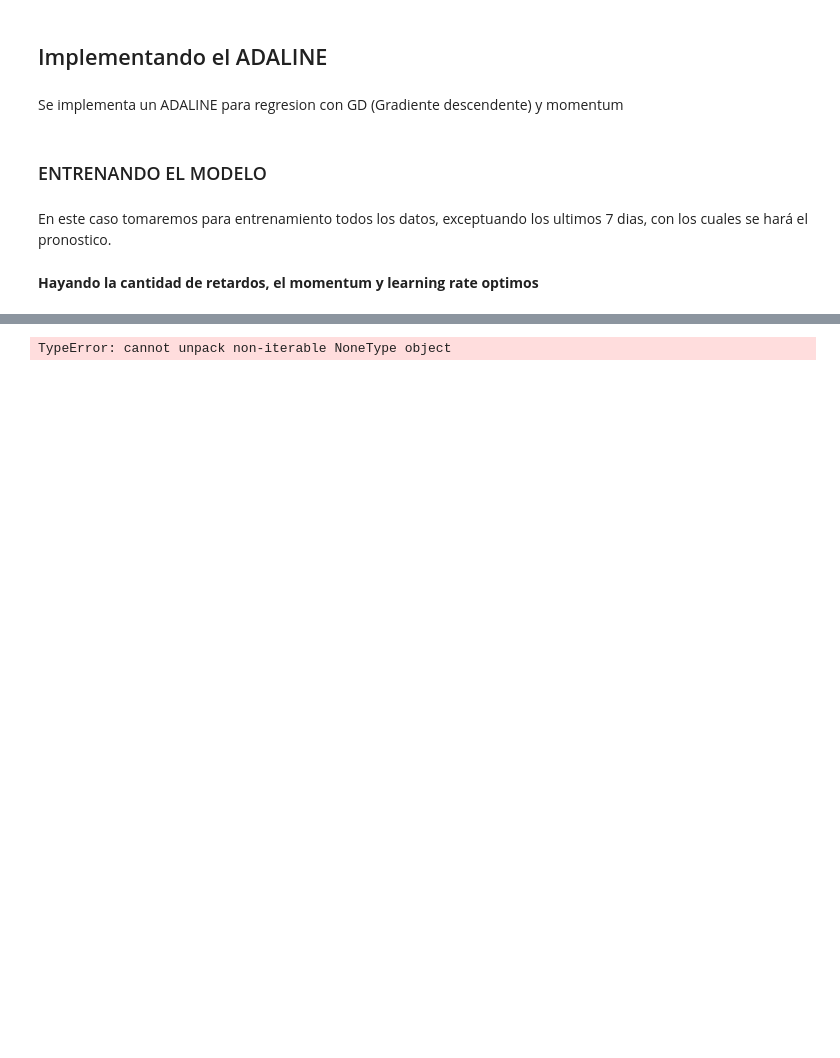
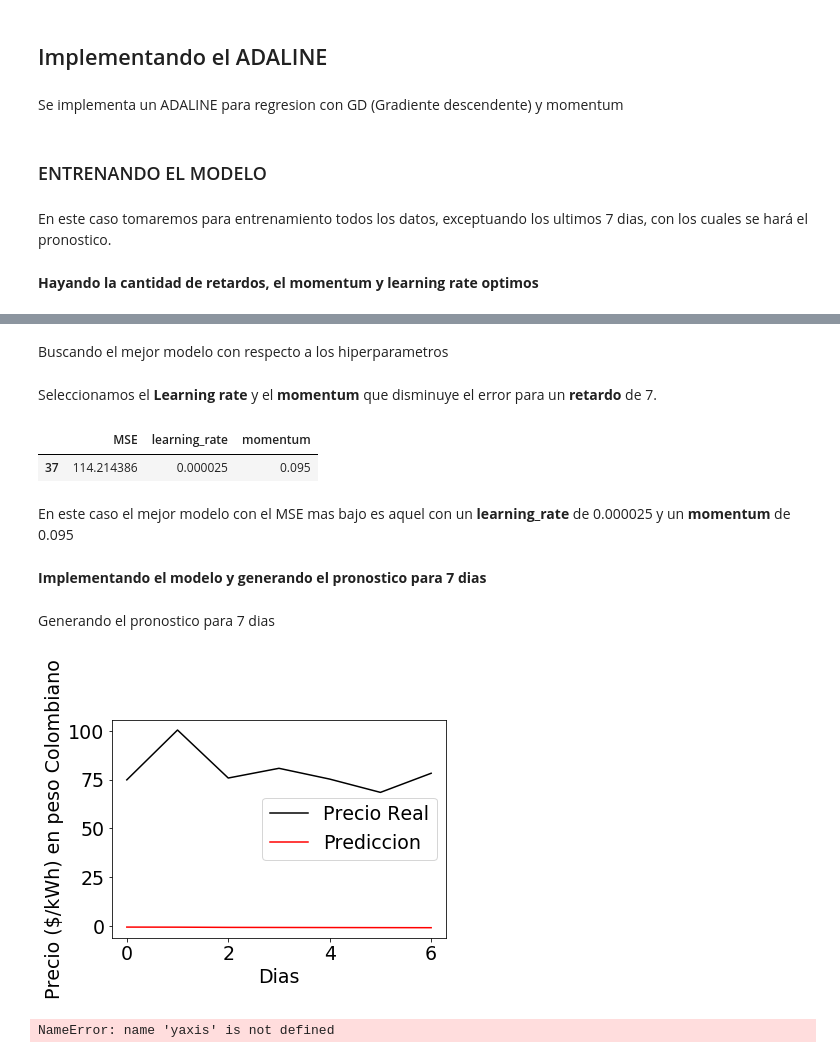
Before and after one commit to ANN-2019-2/evaluacion-arracinim, a Jupyter notebook: 01-precios.ipynb, the cells around one changed output, grey strips where cells are left out. Drawn from its saved outputs; the diff is of its cells as text; code cells hidden in the pictures; blank space fills up the shorter version.

```diff
--- a/01-precios.ipynb
+++ b/01-precios.ipynb
@@ -253,6 +244,12 @@ y_train = np.array(y_train)
+# %%
+scaler = MinMaxScaler()
+x_train = scaler.fit_transform(x_train)
+x_test = scaler.fit_transform(x_test)
+# %% [markdown]
+Buscando el mejor modelo con respecto a los hiperparametros
 # %%
-momentums = np.arange(0.1,0.9,0.1)
-learning_rates = np.arange(0.0001,0.001,0.00025)
+momentums = np.arange(0.00000, 0.0001,0.000025)
+learning_rates = np.arange(0.005, 0.1, 0.005)
 dic_list = []
 
 for i in momentums:
@@ -261,14 +258,49 @@ for i in momentums:
         learning_rate=j,
         momentum = i,
         shuffle=False,
-        random_state=6042020,
+        random_state=201,
         max_epochs=1,
         warm_start=False)
-        errors2, forecasts = m.fit(x_train, y_train)
+        m.fit(x_test,y_test)
         mse = mean_squared_error(y_test, m.predict(x_test))
         dic_list.append({"momentum": j, "learning_rate":i, "MSE":mse})
 
 
-scores = pd.DataFrame(data = dic_list, columns = ['Momentum', 'Learning_rate', 'MSE'])
+scores = pd.DataFrame(data = dic_list)
-# %% [output]
-TypeError: cannot unpack non-iterable NoneType object
+# %% [markdown]
+Seleccionamos el **Learning rate** y el **momentum** que disminuye el error para un **retardo** de 7.
+# %%
+scores = scores[scores['MSE'] == scores['MSE'].min()]
+scores
+# %% [output]
+|  | MSE | learning_rate | momentum |
+| 37 | 114.214386 | 0.000025 | 0.095 |
+# %% [markdown]
+En este caso el mejor modelo con el MSE mas bajo es aquel con un **learning_rate** de 0.000025 y un **momentum** de 0.095
+# %% [markdown]
+**Implementando el modelo y generando el pronostico para 7 dias**
+# %%
+m = Adaline(
+learning_rate=0.000025,
+momentum = 0.095,
+shuffle=False,
+random_state=201,
+max_epochs=1,
+warm_start=False)
+# %%
+m.fit(x_test,y_test)
+y_pred = m.predict(x_test)
+# %% [markdown]
+Generando el pronostico para 7 dias
+# %%
+plt.rcParams.update({'font.size': 19})
+plt.xlabel('Dias')
+plt.ylabel('Precio ($/kWh) en peso Colombiano')
+plt.plot(y_test, label="Precio Real", color = "black")
+plt.plot(y_pred, label="Prediccion", color="red")
+plt.legend()
+plt.show()
+yaxis.scale("log")
+# %% [output]
+[figure, added]
+NameError: name 'yaxis' is not defined
```
Also changed, not shown: parts of 10 cells of this notebook.
